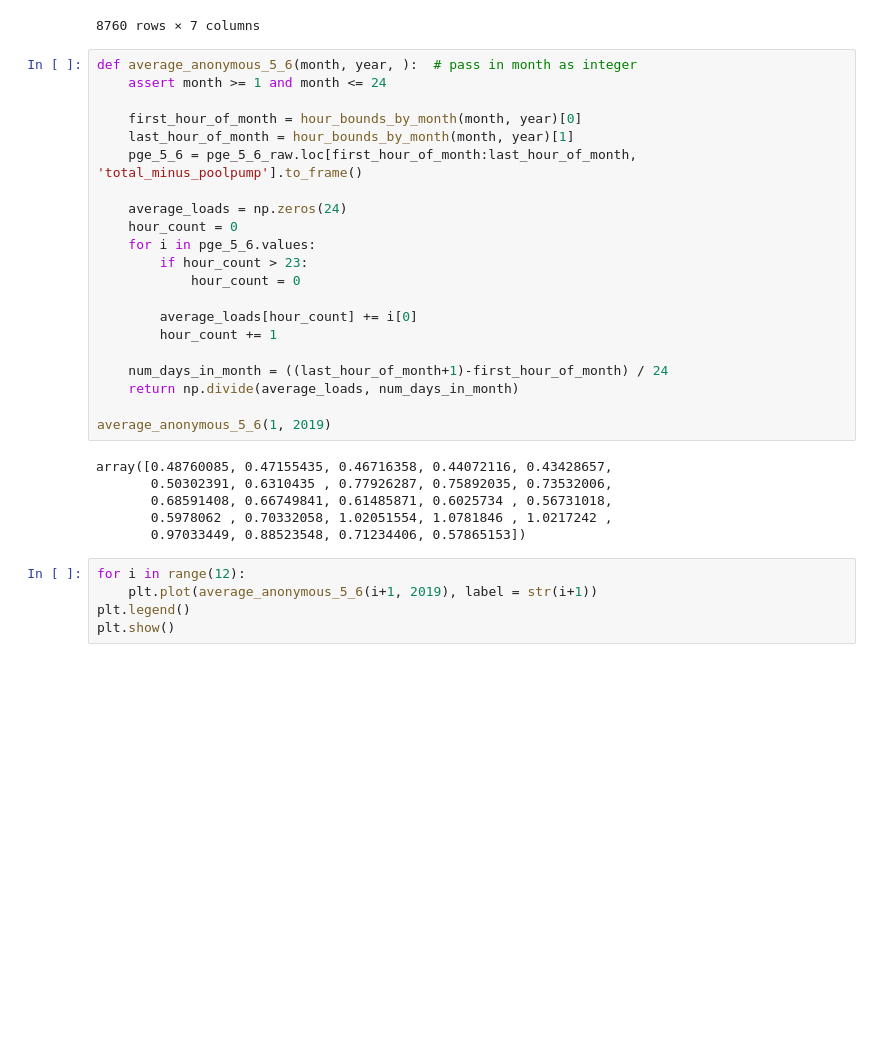
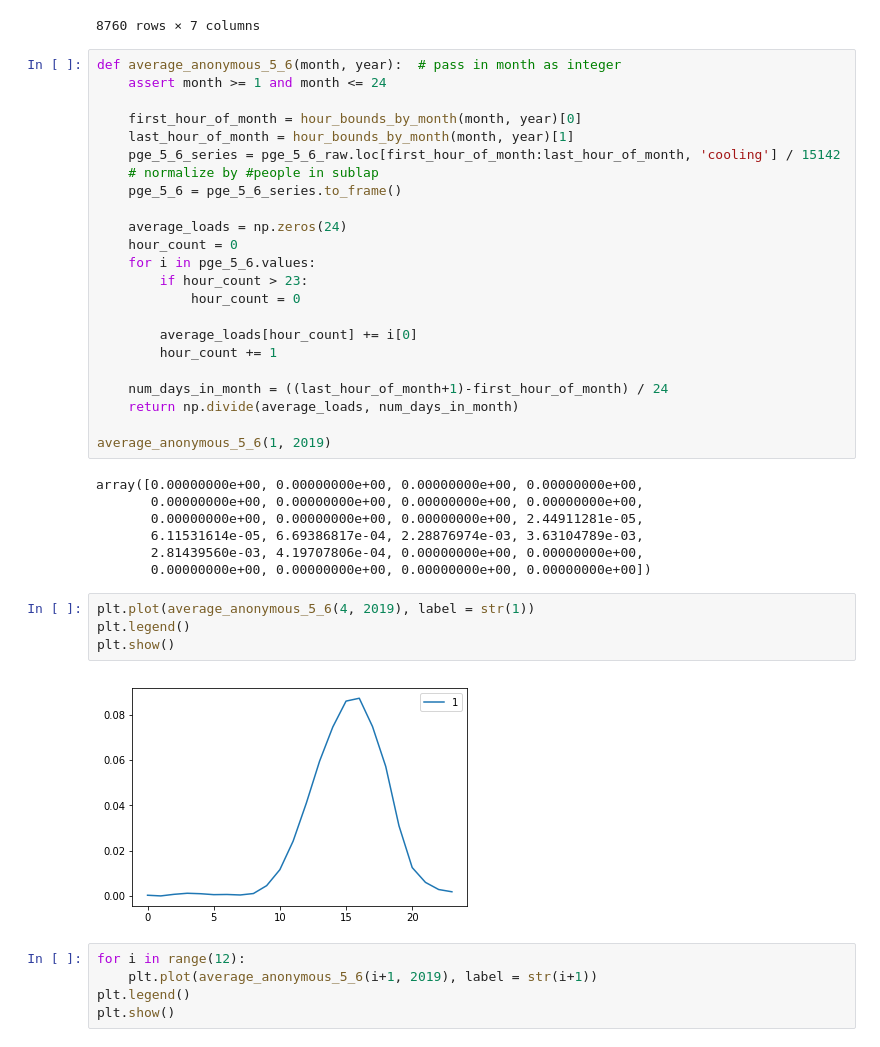
Before and after one commit to BuildingDecarb/URAP_2020, a Jupyter notebook: LoadBalanceGraphing.ipynb, the cells around one changed output. Cells and saved outputs as stored; diff of their text form; blank space fills up the shorter version.

```diff
--- a/LoadBalanceGraphing.ipynb
+++ b/LoadBalanceGraphing.ipynb
@@ -308,12 +312,14 @@ pge_5_6_raw
 | 8759 | 8760.0 | 0.0 | 116.381412 | 3742.518001 | 8732.542003 | 12591.441416 | 0.823871 |
 8760 rows × 7 columns
 # %%
-def average_anonymous_5_6(month, year, ):  # pass in month as integer
+def average_anonymous_5_6(month, year):  # pass in month as integer
     assert month >= 1 and month <= 24
 
     first_hour_of_month = hour_bounds_by_month(month, year)[0]
     last_hour_of_month = hour_bounds_by_month(month, year)[1]
-    pge_5_6 = pge_5_6_raw.loc[first_hour_of_month:last_hour_of_month, 'total_minus_poolpump'].to_frame()
+    pge_5_6_series = pge_5_6_raw.loc[first_hour_of_month:last_hour_of_month, 'cooling'] / 15142
+    # normalize by #people in sublap
+    pge_5_6 = pge_5_6_series.to_frame()
 
     average_loads = np.zeros(24)
     hour_count = 0
@@ -329,11 +335,18 @@ def average_anonymous_5_6(month, year, ):  # pass in month as integer
 
 average_anonymous_5_6(1, 2019)
 # %% [output]
-array([0.48760085, 0.47155435, 0.46716358, 0.44072116, 0.43428657,
-       0.50302391, 0.6310435 , 0.77926287, 0.75892035, 0.73532006,
-       0.68591408, 0.66749841, 0.61485871, 0.6025734 , 0.56731018,
-       0.5978062 , 0.70332058, 1.02051554, 1.0781846 , 1.0217242 ,
-       0.97033449, 0.88523548, 0.71234406, 0.57865153])
+array([0.00000000e+00, 0.00000000e+00, 0.00000000e+00, 0.00000000e+00,
+       0.00000000e+00, 0.00000000e+00, 0.00000000e+00, 0.00000000e+00,
+       0.00000000e+00, 0.00000000e+00, 0.00000000e+00, 2.44911281e-05,
+       6.11531614e-05, 6.69386817e-04, 2.28876974e-03, 3.63104789e-03,
+       2.81439560e-03, 4.19707806e-04, 0.00000000e+00, 0.00000000e+00,
+       0.00000000e+00, 0.00000000e+00, 0.00000000e+00, 0.00000000e+00])
+# %%
+plt.plot(average_anonymous_5_6(4, 2019), label = str(1))
+plt.legend()
+plt.show()
+# %% [output]
+[figure, added]
 # %%
 for i in range(12):
     plt.plot(average_anonymous_5_6(i+1, 2019), label = str(i+1))
```
Also changed, not shown: parts of 10 cells of this notebook.
